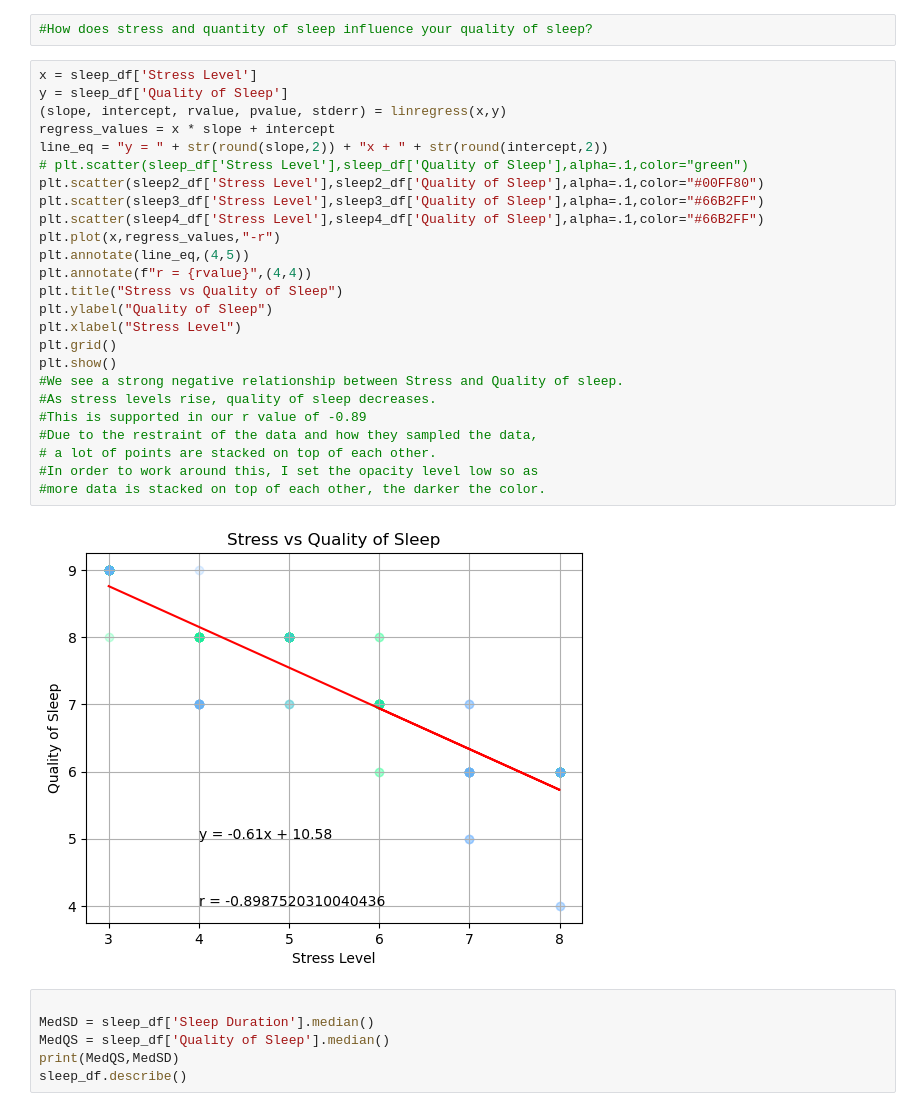
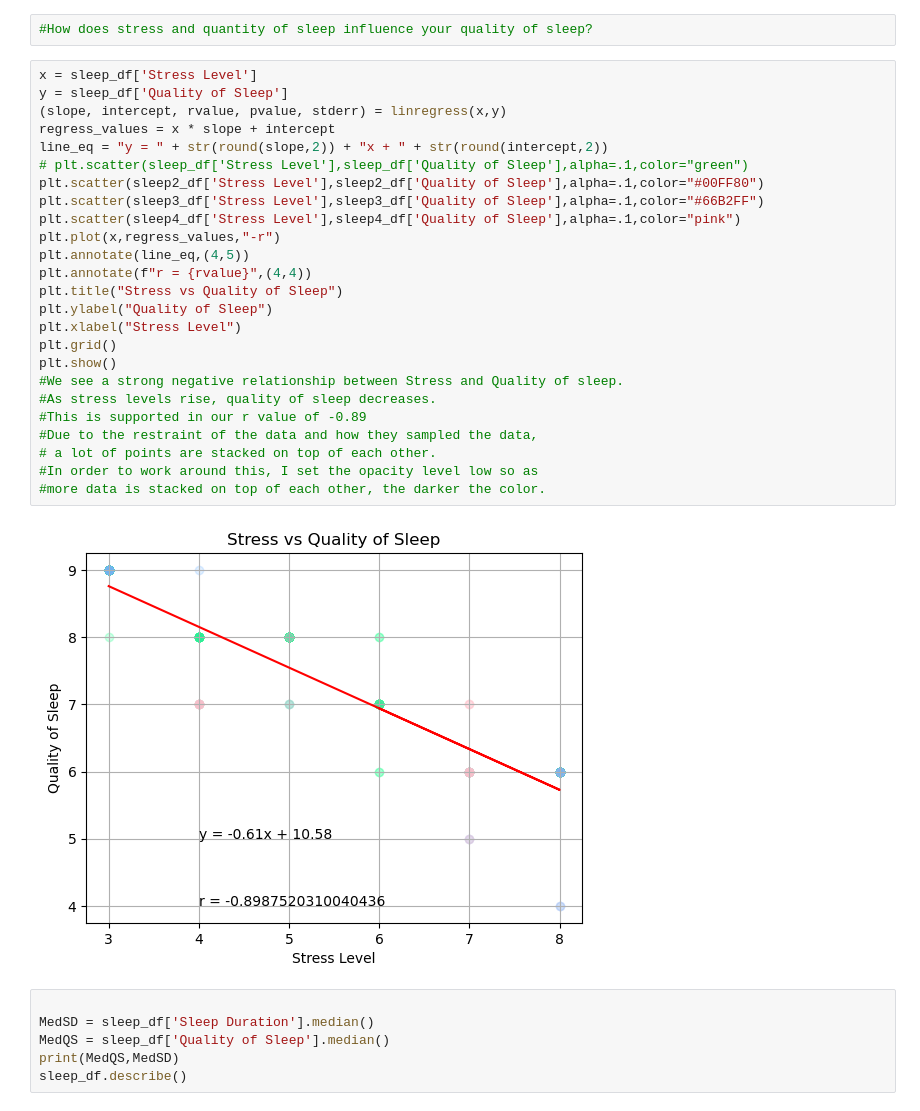
Before and after one commit to ThanhVo626/SleepHealth_EDA, a Jupyter notebook: SleepDuration_Stress_BMI/TV_Sleep.ipynb, the cells around one changed output. Saved outputs shown, nothing was run; the diff lists cells and outputs as text.

```diff
--- a/TV_work.ipynb
+++ b/SleepDuration_Stress_BMI/TV_Sleep.ipynb
@@ -60,30 +62,30 @@ sleep3_df.head(50)
 # %%
 x = sleep_df['Stress Level']
 y = sleep_df['Quality of Sleep']
 (slope, intercept, rvalue, pvalue, stderr) = linregress(x,y)
 regress_values = x * slope + intercept
 line_eq = "y = " + str(round(slope,2)) + "x + " + str(round(intercept,2))
 # plt.scatter(sleep_df['Stress Level'],sleep_df['Quality of Sleep'],alpha=.1,color="green")
 plt.scatter(sleep2_df['Stress Level'],sleep2_df['Quality of Sleep'],alpha=.1,color="#00FF80")
 plt.scatter(sleep3_df['Stress Level'],sleep3_df['Quality of Sleep'],alpha=.1,color="#66B2FF")
-plt.scatter(sleep4_df['Stress Level'],sleep4_df['Quality of Sleep'],alpha=.1,color="#66B2FF")
+plt.scatter(sleep4_df['Stress Level'],sleep4_df['Quality of Sleep'],alpha=.1,color="pink")
 plt.plot(x,regress_values,"-r")
 plt.annotate(line_eq,(4,5))
 plt.annotate(f"r = {rvalue}",(4,4))
 plt.title("Stress vs Quality of Sleep")
 plt.ylabel("Quality of Sleep")
 plt.xlabel("Stress Level")
 plt.grid()
 plt.show()
 #We see a strong negative relationship between Stress and Quality of sleep.
 #As stress levels rise, quality of sleep decreases.
 #This is supported in our r value of -0.89
 #Due to the restraint of the data and how they sampled the data,
 # a lot of points are stacked on top of each other.
 #In order to work around this, I set the opacity level low so as
 #more data is stacked on top of each other, the darker the color.
 # %% [output]
-[figure, old version]
+[figure, new version]
 # %%
 
 MedSD = sleep_df['Sleep Duration'].median()
```
Also changed, not shown: parts of 5 cells of this notebook, 5 other files.
